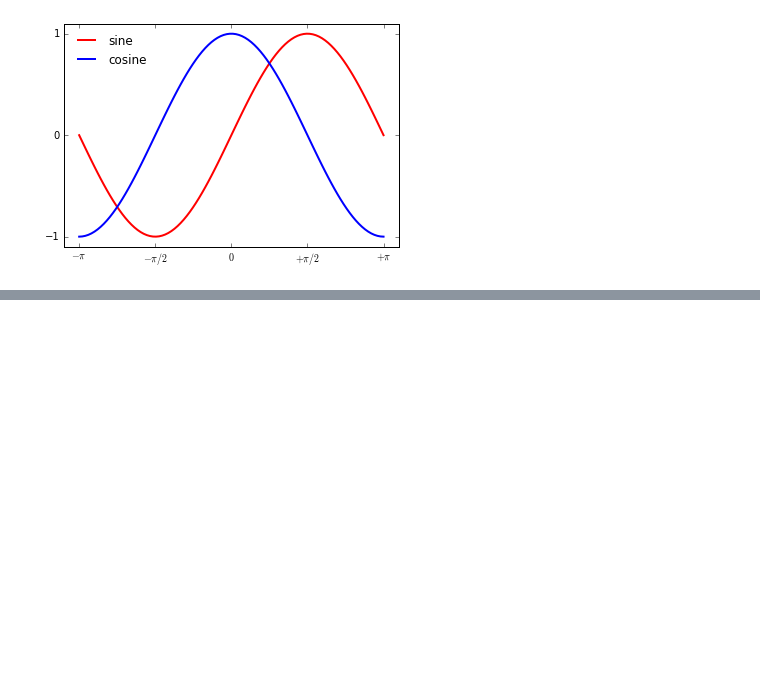
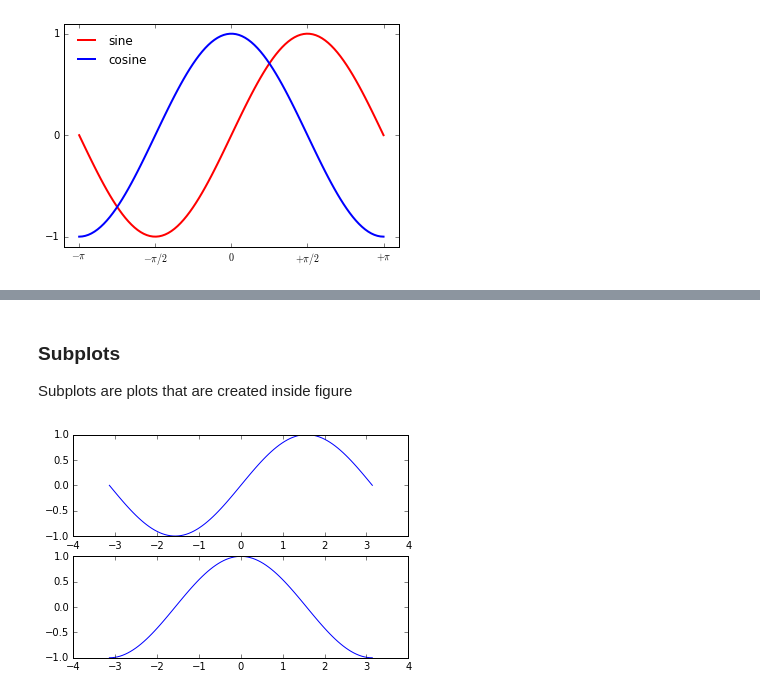
Before and after one commit to learningwithdg/datascience, a Jupyter notebook: Numpy III and Matplotlib I.ipynb, the cells around one changed output, grey strips where cells are left out. Cells and saved outputs as stored; diff of their text form; code cells hidden in the pictures; blank space fills up the shorter version.

```diff
--- a/Numpy III and Matplotlib I.ipynb
+++ b/Numpy III and Matplotlib I.ipynb
@@ -254,0 +260,13 @@ plt.show()
+# %% [markdown]
+### Subplots
+
+Subplots are plots that are created inside figure
+# %%
+plt.figure(1)
+plt.subplot(211) # or plt.subplot(2, 1, 1)
+plt.plot(x, y_sin)
+plt.subplot(212) # or plt.subplot(2, 1, 2)
+plt.plot(x, y_cos)
+plt.show()
+# %% [output]
+[figure, added]
```
Also changed, not shown: parts of 7 cells of this notebook, 1 other file.
